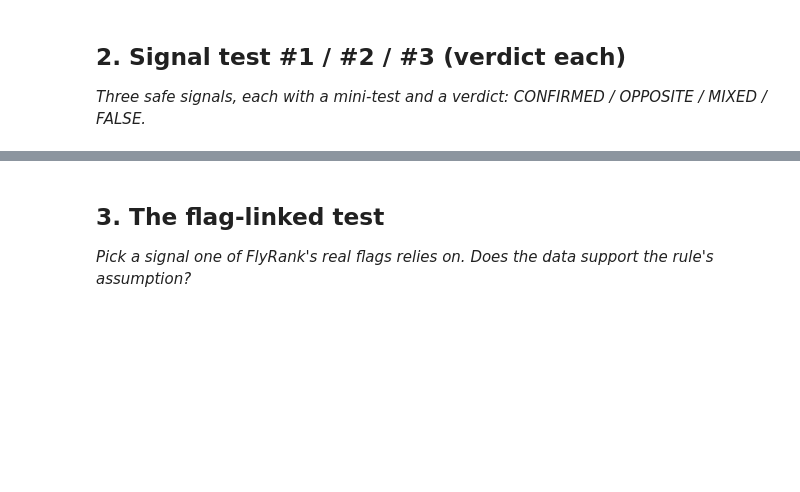
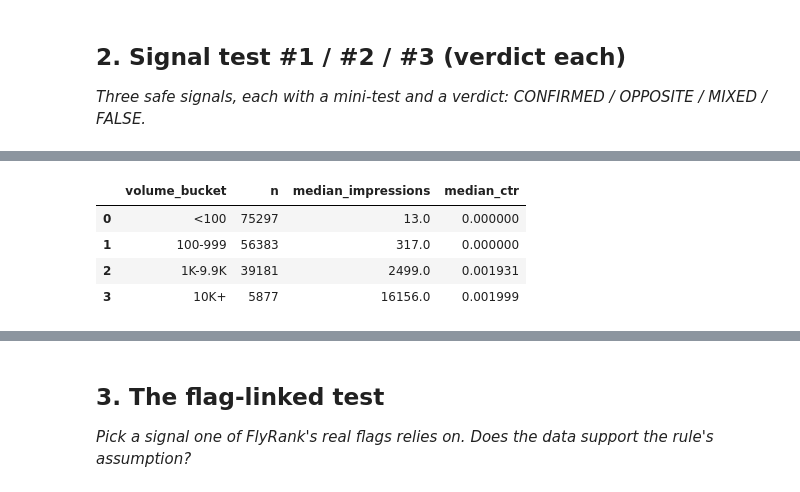
Before and after one commit to kiran162005/flyrank-ml, a Jupyter notebook: work/notebooks/w04_signal_audit.ipynb, the cells around one changed output, grey strips where cells are left out. Cells and saved outputs as stored; diff of their text form; code cells hidden in the pictures; blank space fills up the shorter version.

```diff
--- a/work/notebooks/w04_signal_audit.ipynb
+++ b/work/notebooks/w04_signal_audit.ipynb
@@ -16,0 +155,38 @@ This skeleton is yours to fill. Work the sections **in order** — each one has
+# %%
+# Signal 1: Search volume
+
+volume_test = con.sql(f"""
+WITH content AS (
+    SELECT
+        client_hash_id,
+        content_hash_id,
+        SUM(gsc_impressions) AS impressions,
+        SUM(gsc_clicks) * 1.0
+            / NULLIF(SUM(gsc_impressions), 0) AS ctr
+    FROM {FACT}
+    WHERE gsc_data_available IS TRUE
+    GROUP BY 1, 2
+    HAVING SUM(gsc_impressions) > 0
+)
+SELECT
+    CASE
+        WHEN impressions < 100 THEN '<100'
+        WHEN impressions < 1000 THEN '100-999'
+        WHEN impressions < 10000 THEN '1K-9.9K'
+        ELSE '10K+'
+    END AS volume_bucket,
+    COUNT(*) AS n,
+    MEDIAN(impressions) AS median_impressions,
+    MEDIAN(ctr) AS median_ctr
+FROM content
+GROUP BY 1
+ORDER BY median_impressions
+""").df()
+
+display(volume_test)
+# %% [output]
+|  | volume_bucket | n | median_impressions | median_ctr |
+| 0 | <100 | 75297 | 13.0 | 0.000000 |
+| 1 | 100-999 | 56383 | 317.0 | 0.000000 |
+| 2 | 1K-9.9K | 39181 | 2499.0 | 0.001931 |
+| 3 | 10K+ | 5877 | 16156.0 | 0.001999 |
```
Also changed, not shown: parts of 14 cells of this notebook.
